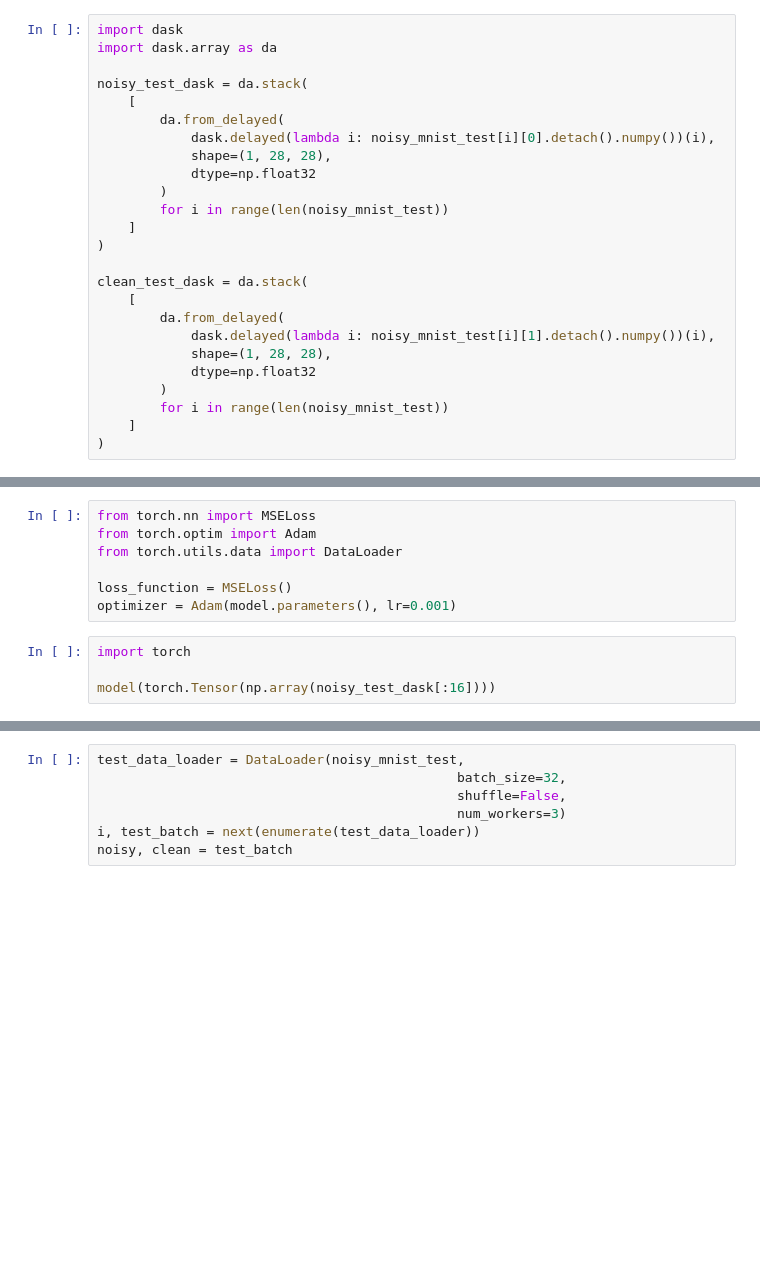
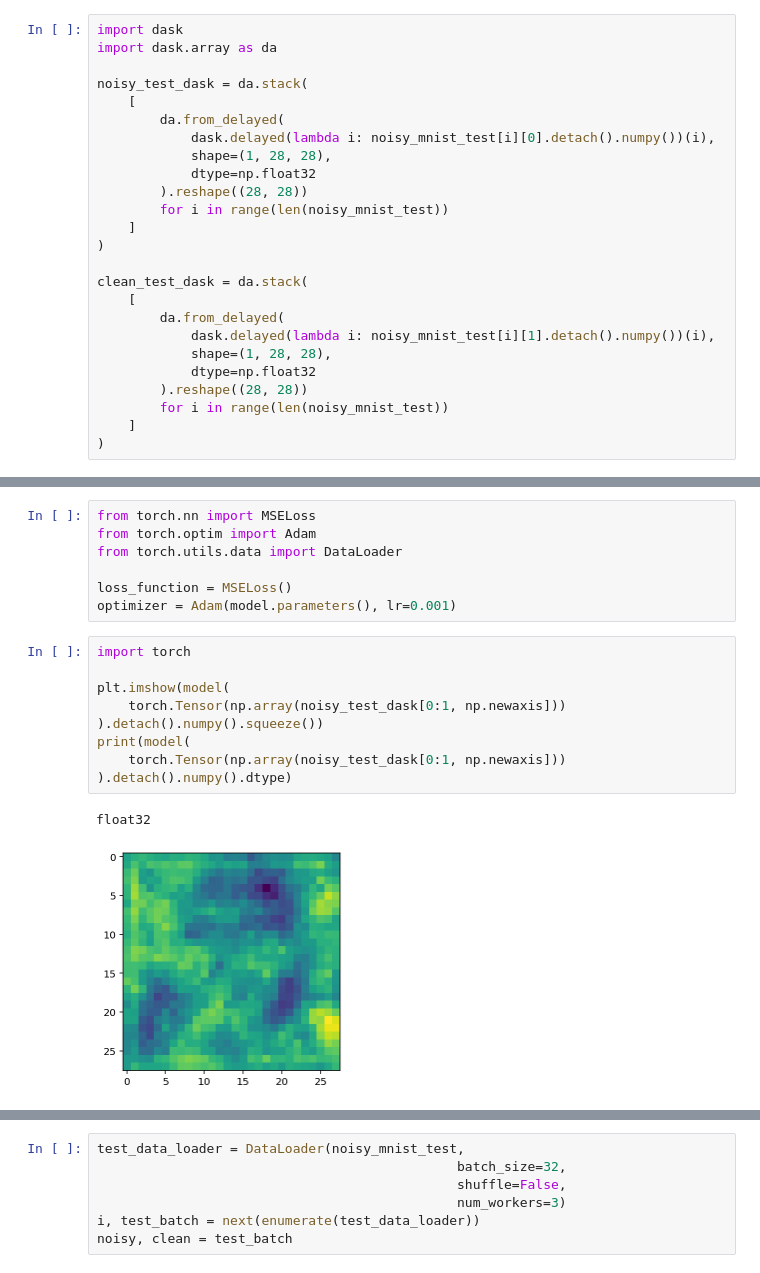
Before and after one commit to jni/noise2self, a Jupyter notebook: notebooks/Intro to Neural Nets.ipynb, the cells around one changed output, grey strips where cells are left out. Cells and saved outputs as stored; diff of their text form; blank space fills up the shorter version.

Commit message:
Further progress on dask-napariboard

```diff
--- a/notebooks/Intro to Neural Nets.ipynb
+++ b/notebooks/Intro to Neural Nets.ipynb
@@ -63,7 +65,7 @@ noisy_test_dask = da.stack(
             dask.delayed(lambda i: noisy_mnist_test[i][0].detach().numpy())(i),
             shape=(1, 28, 28),
             dtype=np.float32
-        )
+        ).reshape((28, 28))
         for i in range(len(noisy_mnist_test))
     ]
 )
@@ -74,7 +76,7 @@ clean_test_dask = da.stack(
             dask.delayed(lambda i: noisy_mnist_test[i][1].detach().numpy())(i),
             shape=(1, 28, 28),
             dtype=np.float32
-        )
+        ).reshape((28, 28))
         for i in range(len(noisy_mnist_test))
     ]
 )
@@ -110,7 +112,15 @@ from torch.utils.data import DataLoader
 
 loss_function = MSELoss()
 optimizer = Adam(model.parameters(), lr=0.001)
-# %%
-import torch
-
-model(torch.Tensor(np.array(noisy_test_dask[:16])))
+# %%
+import torch
+
+plt.imshow(model(
+    torch.Tensor(np.array(noisy_test_dask[0:1, np.newaxis]))
+).detach().numpy().squeeze())
+print(model(
+    torch.Tensor(np.array(noisy_test_dask[0:1, np.newaxis]))
+).detach().numpy().dtype)
+# %% [output]
+float32
+[figure, added]
```
Also changed, not shown: parts of 10 cells of this notebook.
